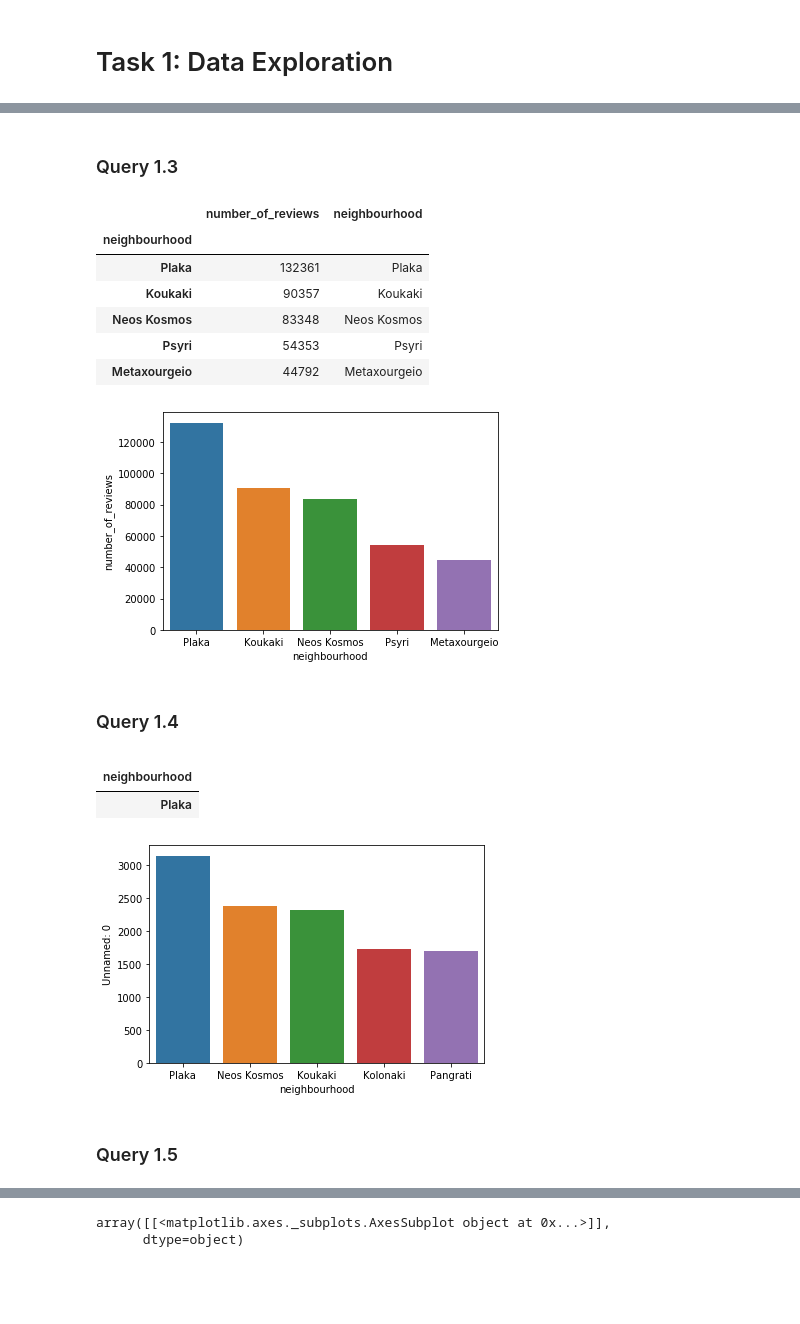
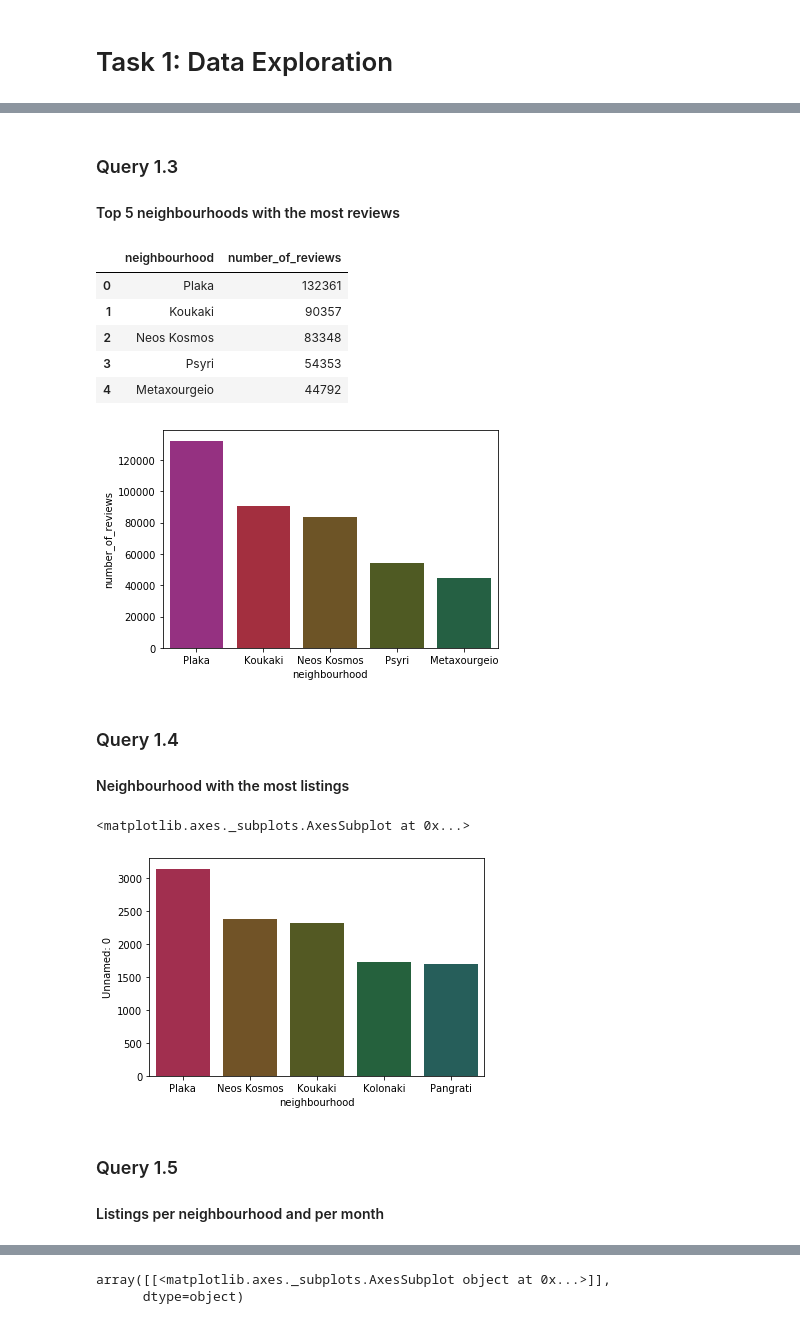
Before and after one commit to jdaridis/Airbnb-Mining, a Jupyter notebook: Python/Q1.ipynb, the cells around one changed output, grey strips where cells are left out. Drawn from its saved outputs; the diff is of its cells as text; code cells hidden in the pictures; blank space fills up the shorter version.

```diff
--- a/Python/Q1.ipynb
+++ b/Python/Q1.ipynb
@@ -56,34 +45,35 @@ q2
 # %% [markdown]
 ### Query 1.3
+#### Top 5 neighbourhoods with the most reviews
 # %%
 q3 = train.groupby(['neighbourhood']).sum()
 q3 = q3.sort_values('number_of_reviews', ascending = False)
 q3 = q3.head(5).filter(items=['number_of_reviews'])
-q3['neighbourhood'] = q3.index
-sb.barplot(x='neighbourhood', y=q3.columns[0], data = q3)
+q3 = q3.reset_index()
+pal = sb.husl_palette(8, h=.9, l=.4)
+sb.barplot(x='neighbourhood', y=q3.columns[1], data=q3, palette=pal)
 q3
 # %% [output]
-|  | number_of_reviews | neighbourhood |
-| neighbourhood |  |  |
-| Plaka | 132361 | Plaka |
-| Koukaki | 90357 | Koukaki |
-| Neos Kosmos | 83348 | Neos Kosmos |
-| Psyri | 54353 | Psyri |
-| Metaxourgeio | 44792 | Metaxourgeio |
+|  | neighbourhood | number_of_reviews |
+| 0 | Plaka | 132361 |
+| 1 | Koukaki | 90357 |
+| 2 | Neos Kosmos | 83348 |
+| 3 | Psyri | 54353 |
+| 4 | Metaxourgeio | 44792 |
-[figure, old version]
+[figure, new version]
 # %% [markdown]
 ### Query 1.4
+#### Neighbourhood with the most listings
 # %%
 q4 = train.groupby(['neighbourhood']).count()
 q4 = q4.sort_values(['id'], ascending = False).head(5)
-q4['neighbourhood'] = q4.index
-sb.barplot(x='neighbourhood', y=q4.columns[0], data = q4)
-q4.head(1).filter(items=[])
+q4 = q4.reset_index()
+pal = sb.husl_palette(8, l=.4)
+sb.barplot(x='neighbourhood', y=q4.columns[1], data = q4, palette=pal)
 # %% [output]
-|  |
-| neighbourhood |
-| Plaka |
+<matplotlib.axes._subplots.AxesSubplot at 0x...>
-[figure, old version]
+[figure, new version]
 # %% [markdown]
 ### Query 1.5
+#### Listings per neighbourhood and per month
 # %% [markdown]
```
Also changed, not shown: parts of 16 cells of this notebook.
